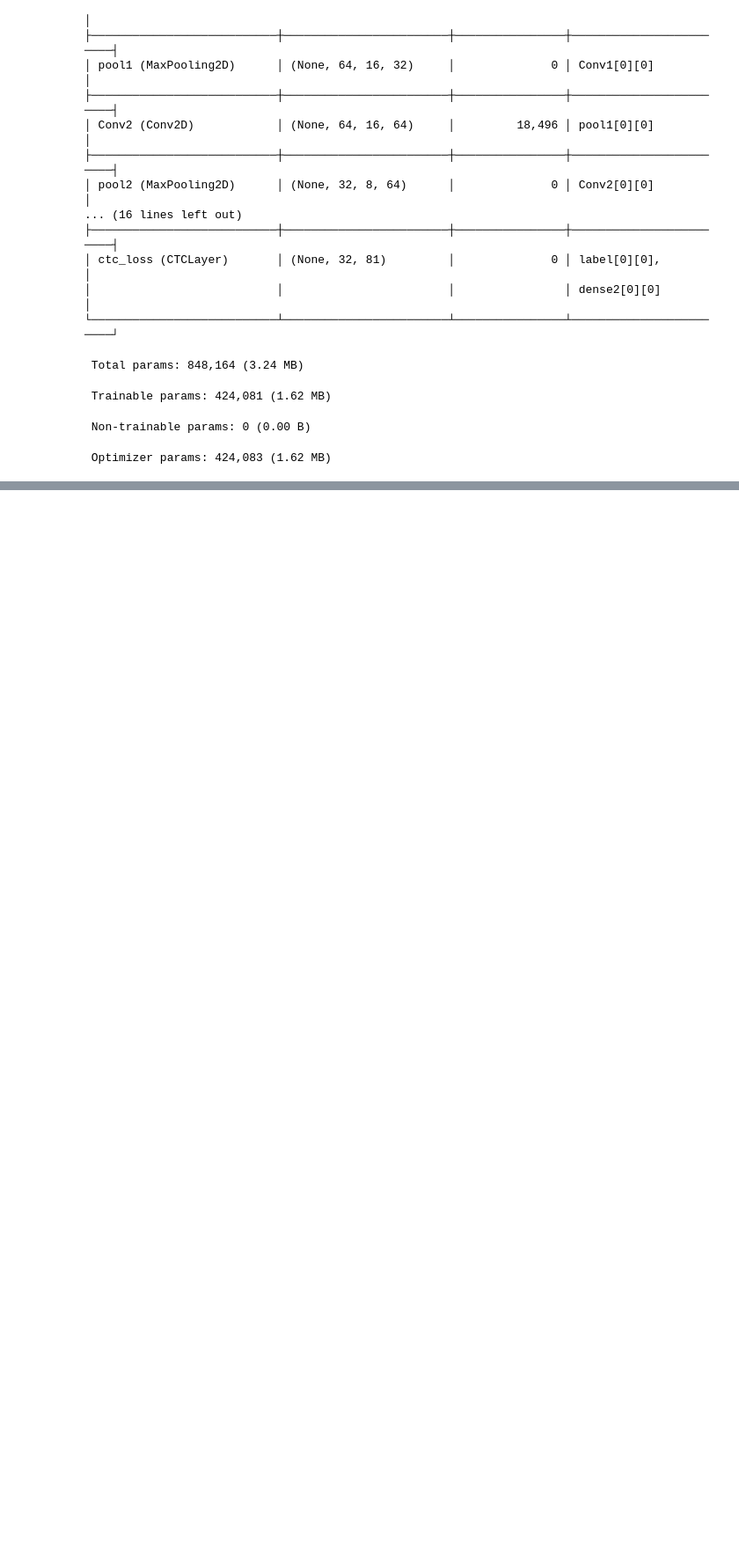
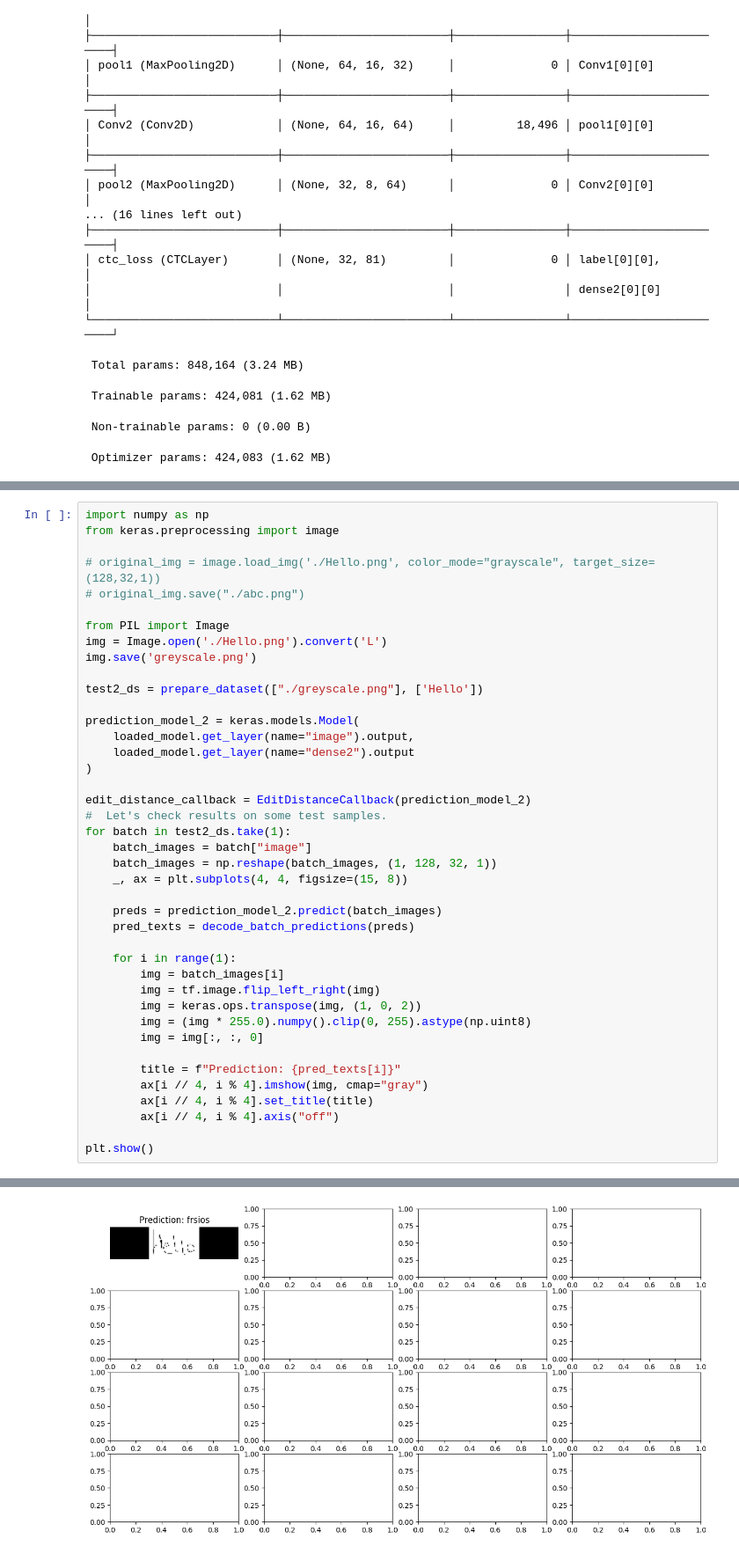
Before and after one commit to RAKAMSTR/MBA_PROJECT, a Jupyter notebook: Handwriting_Recongnition.ipynb, the cells around one changed output, grey strips where cells are left out. Shown at 88% size. Cells and saved outputs as stored; diff of their text form; blank space fills up the shorter version.

Commit message:
Created using Colab - Predicted little bit

```diff
--- a/Handwriting_Recongnition.ipynb
+++ b/Handwriting_Recongnition.ipynb
@@ -659 +659,43 @@ plt.show()
 [figure]
+# %%
+import numpy as np
+from keras.preprocessing import image
+
+# original_img = image.load_img('./Hello.png', color_mode="grayscale", target_size=(128,32,1))
+# original_img.save("./abc.png")
+
+from PIL import Image
+img = Image.open('./Hello.png').convert('L')
+img.save('greyscale.png')
+
+test2_ds = prepare_dataset(["./greyscale.png"], ['Hello'])
+
+prediction_model_2 = keras.models.Model(
+    loaded_model.get_layer(name="image").output,
+    loaded_model.get_layer(name="dense2").output
+)
+
+edit_distance_callback = EditDistanceCallback(prediction_model_2)
+#  Let's check results on some test samples.
+for batch in test2_ds.take(1):
+    batch_images = batch["image"]
+    batch_images = np.reshape(batch_images, (1, 128, 32, 1))
+    _, ax = plt.subplots(4, 4, figsize=(15, 8))
+
+    preds = prediction_model_2.predict(batch_images)
+    pred_texts = decode_batch_predictions(preds)
+
+    for i in range(1):
+        img = batch_images[i]
+        img = tf.image.flip_left_right(img)
+        img = keras.ops.transpose(img, (1, 0, 2))
+        img = (img * 255.0).numpy().clip(0, 255).astype(np.uint8)
+        img = img[:, :, 0]
+
+        title = f"Prediction: {pred_texts[i]}"
+        ax[i // 4, i % 4].imshow(img, cmap="gray")
+        ax[i // 4, i % 4].set_title(title)
+        ax[i // 4, i % 4].axis("off")
+
+plt.show()
+# %% [output]
@@ -659,0 +703 @@ plt.show()
+[figure, added]
```
Also changed, not shown: parts of 2 cells of this notebook.
